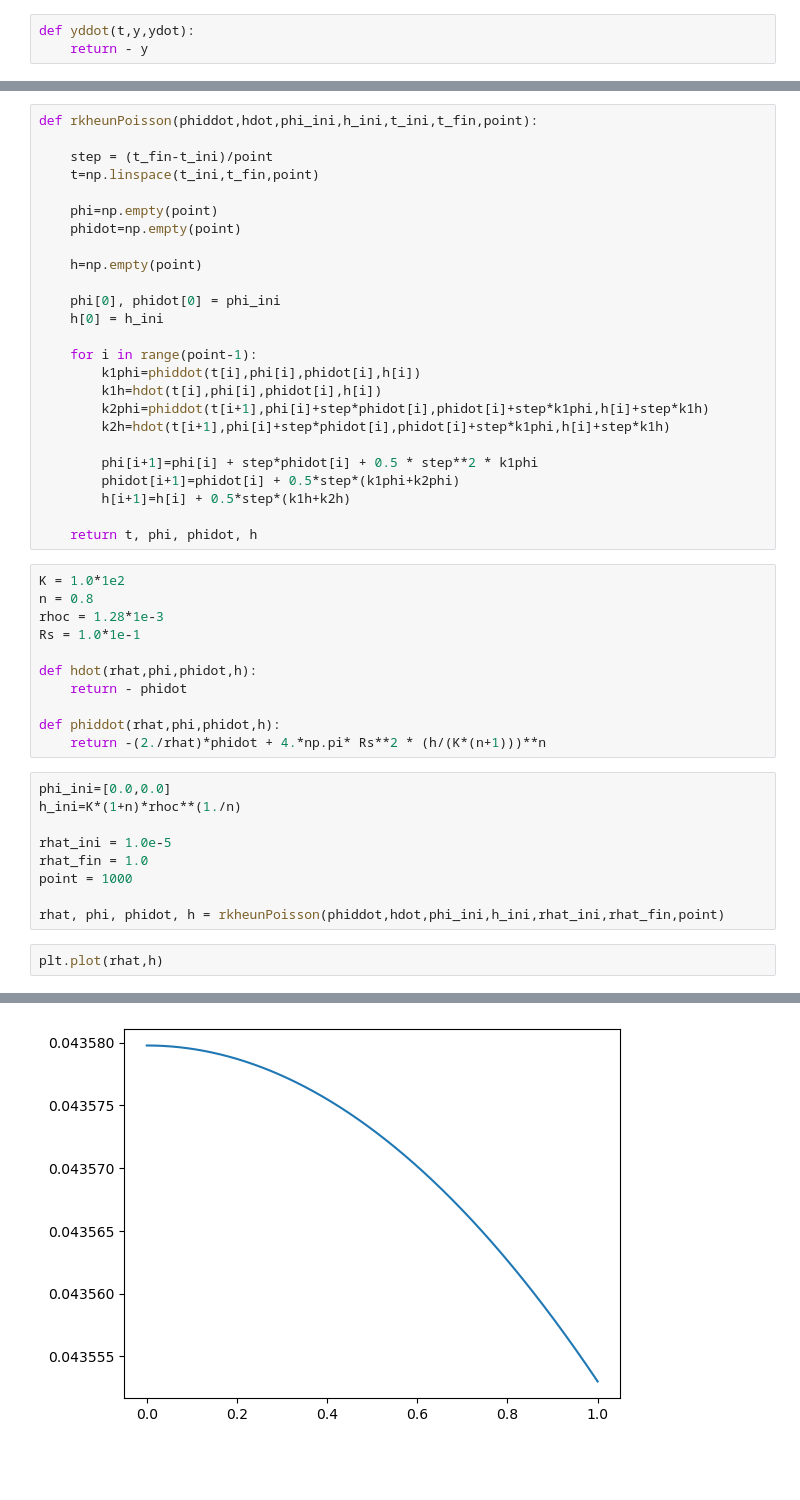
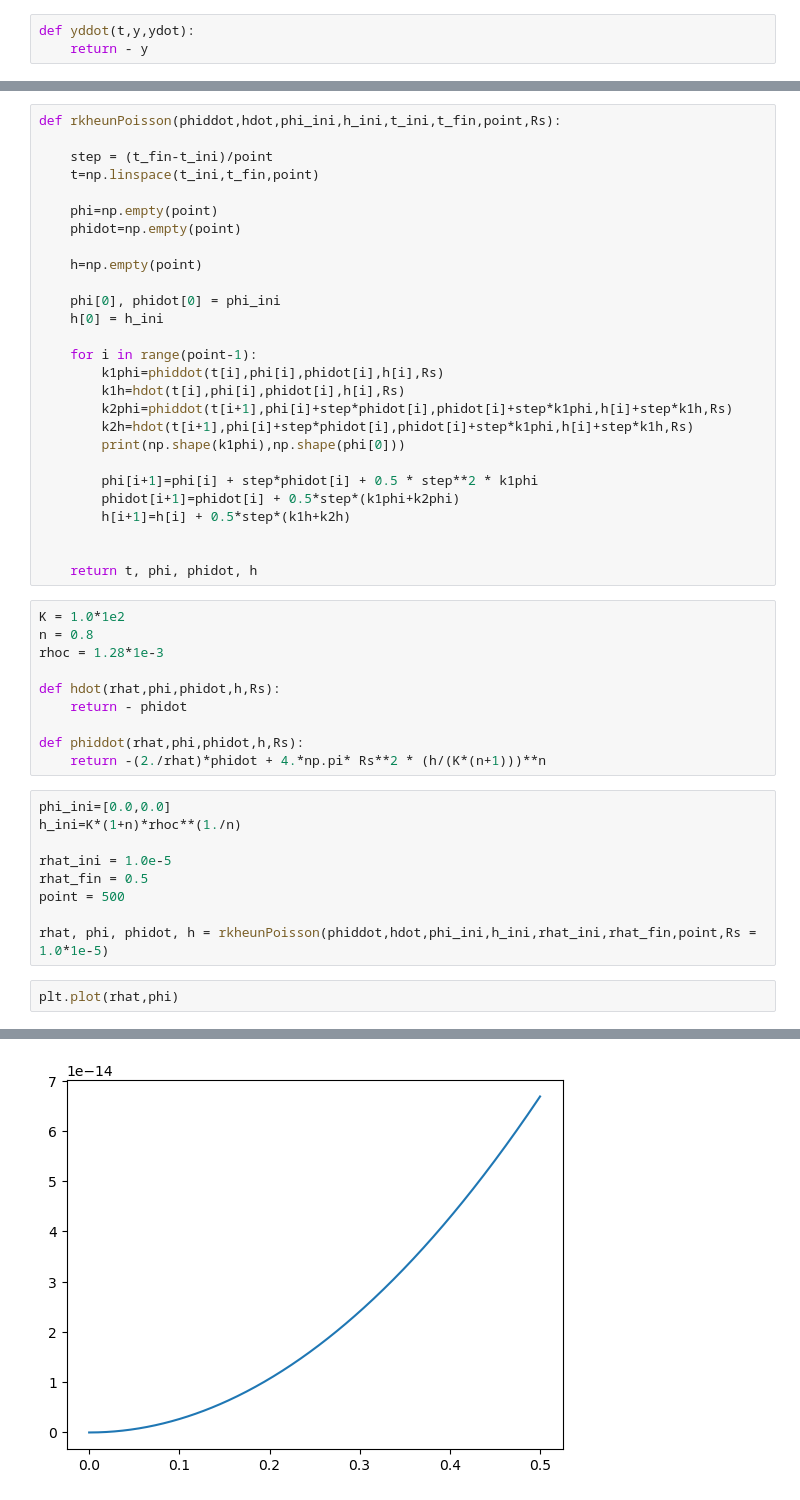
Before and after one commit to cosmosapjw-quantum/gw2026, a Jupyter notebook: test.ipynb, the cells around one changed output, grey strips where cells are left out. Saved outputs shown, nothing was run; the diff lists cells and outputs as text; blank space fills up the shorter version.

```diff
--- a/test.ipynb
+++ b/test.ipynb
@@ -113,6 +114,6 @@ plt.plot(t,y)
 [figure]
 # %%
-def rkheunPoisson(phiddot,hdot,phi_ini,h_ini,t_ini,t_fin,point):
+def rkheunPoisson(phiddot,hdot,phi_ini,h_ini,t_ini,t_fin,point,Rs):
 
     step = (t_fin-t_ini)/point
     t=np.linspace(t_ini,t_fin,point)
@@ -126,38 +127,39 @@ def rkheunPoisson(phiddot,hdot,phi_ini,h_ini,t_ini,t_fin,point):
     h[0] = h_ini
 
     for i in range(point-1):
-        k1phi=phiddot(t[i],phi[i],phidot[i],h[i])
-        k1h=hdot(t[i],phi[i],phidot[i],h[i])
-        k2phi=phiddot(t[i+1],phi[i]+step*phidot[i],phidot[i]+step*k1phi,h[i]+step*k1h)
-        k2h=hdot(t[i+1],phi[i]+step*phidot[i],phidot[i]+step*k1phi,h[i]+step*k1h)
+        k1phi=phiddot(t[i],phi[i],phidot[i],h[i],Rs)
+        k1h=hdot(t[i],phi[i],phidot[i],h[i],Rs)
+        k2phi=phiddot(t[i+1],phi[i]+step*phidot[i],phidot[i]+step*k1phi,h[i]+step*k1h,Rs)
+        k2h=hdot(t[i+1],phi[i]+step*phidot[i],phidot[i]+step*k1phi,h[i]+step*k1h,Rs)
+        print(np.shape(k1phi),np.shape(phi[0]))
 
         phi[i+1]=phi[i] + step*phidot[i] + 0.5 * step**2 * k1phi
         phidot[i+1]=phidot[i] + 0.5*step*(k1phi+k2phi)
         h[i+1]=h[i] + 0.5*step*(k1h+k2h)
 
+
     return t, phi, phidot, h
 # %%
 K = 1.0*1e2
 n = 0.8
 rhoc = 1.28*1e-3
-Rs = 1.0*1e-1
 
-def hdot(rhat,phi,phidot,h):
+def hdot(rhat,phi,phidot,h,Rs):
     return - phidot
 
-def phiddot(rhat,phi,phidot,h):
+def phiddot(rhat,phi,phidot,h,Rs):
     return -(2./rhat)*phidot + 4.*np.pi* Rs**2 * (h/(K*(n+1)))**n
 # %%
 phi_ini=[0.0,0.0]
 h_ini=K*(1+n)*rhoc**(1./n)
 
 rhat_ini = 1.0e-5
-rhat_fin = 1.0
-point = 1000
+rhat_fin = 0.5
+point = 500
 
-rhat, phi, phidot, h = rkheunPoisson(phiddot,hdot,phi_ini,h_ini,rhat_ini,rhat_fin,point)
+rhat, phi, phidot, h = rkheunPoisson(phiddot,hdot,phi_ini,h_ini,rhat_ini,rhat_fin,point,Rs = 1.0*1e-5)
 # %%
-plt.plot(rhat,h)
+plt.plot(rhat,phi)
 # %% [output]
 [<matplotlib.lines.Line2D at 0x...>]
-[figure, old version]
+[figure, new version]
```
Also changed, not shown: parts of 4 cells of this notebook.
